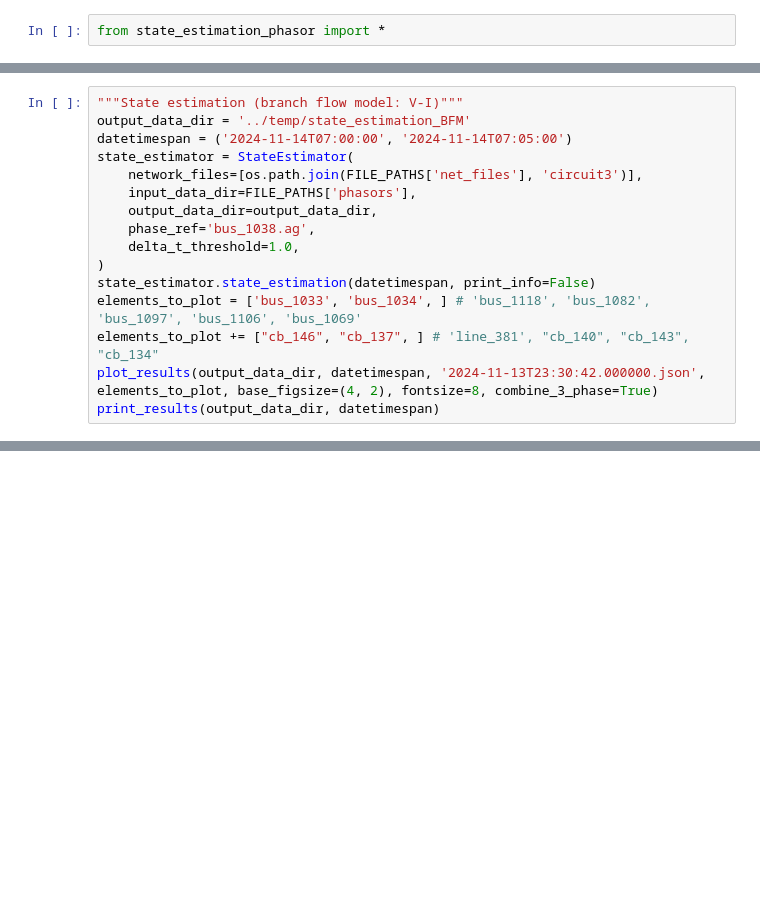
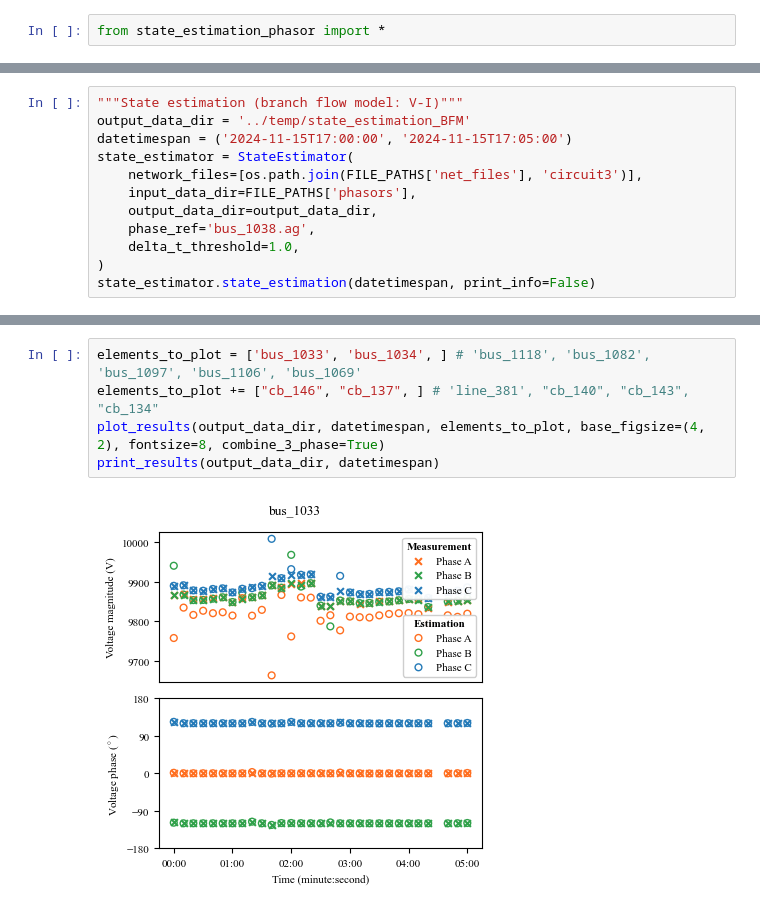
Before and after one commit to caltech-netlab/digital-twin-dataset, a Jupyter notebook: code_examples/state_estimation_phasor.ipynb, the cells around one changed output, grey strips where cells are left out. Drawn from its saved outputs; the diff is of its cells as text; blank space fills up the shorter version.

```diff
--- a/code_examples/state_estimation_phasor.ipynb
+++ b/code_examples/state_estimation_phasor.ipynb
@@ -60,7 +61,7 @@ print_results(output_data_dir, datetimespan)
 # %%
 """State estimation (branch flow model: V-I)"""
 output_data_dir = '../temp/state_estimation_BFM'
-datetimespan = ('2024-11-14T07:00:00', '2024-11-14T07:05:00')
+datetimespan = ('2024-11-15T17:00:00', '2024-11-15T17:05:00')
 state_estimator = StateEstimator(
     network_files=[os.path.join(FILE_PATHS['net_files'], 'circuit3')],
     input_data_dir=FILE_PATHS['phasors'],
@@ -69,9 +70,5 @@ state_estimator = StateEstimator(
     delta_t_threshold=1.0,
 )
 state_estimator.state_estimation(datetimespan, print_info=False)
-elements_to_plot = ['bus_1033', 'bus_1034', ] # 'bus_1118', 'bus_1082', 'bus_1097', 'bus_1106', 'bus_1069'
-elements_to_plot += ["cb_146", "cb_137", ] # 'line_381', "cb_140", "cb_143", "cb_134"
-plot_results(output_data_dir, datetimespan, '2024-11-13T23:30:42.000000.json', elements_to_plot, base_figsize=(4, 2), fontsize=8, combine_3_phase=True)
-print_results(output_data_dir, datetimespan)
 # %% [output]
 Distinct topologies starting at the following timestamps: ['2024-11-13T23:30:42.000000']
@@ -84,0 +75,7 @@ Error at 2024-11-14T07:04:50.000000: Solver 'CLARABEL' failed. Try another solve
+# %%
+elements_to_plot = ['bus_1033', 'bus_1034', ] # 'bus_1118', 'bus_1082', 'bus_1097', 'bus_1106', 'bus_1069'
+elements_to_plot += ["cb_146", "cb_137", ] # 'line_381', "cb_140", "cb_143", "cb_134"
+plot_results(output_data_dir, datetimespan, elements_to_plot, base_figsize=(4, 2), fontsize=8, combine_3_phase=True)
+print_results(output_data_dir, datetimespan)
+# %% [output]
+[figure, added]
```
Also changed, not shown: parts of 4 cells of this notebook, 2 other files.
